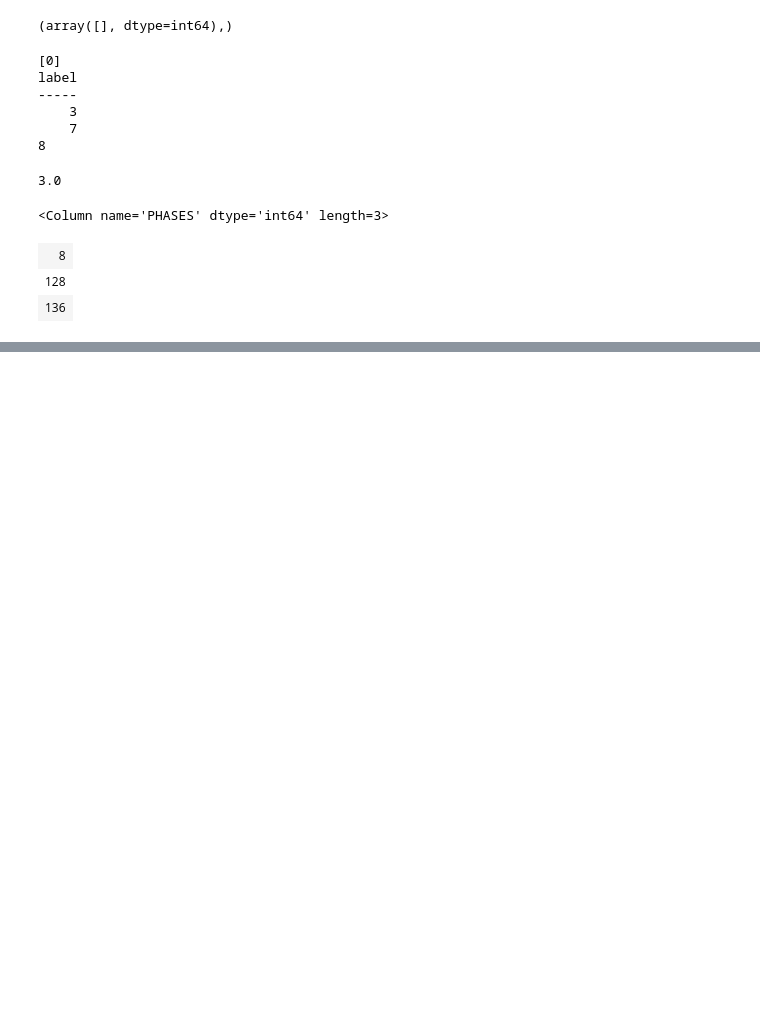
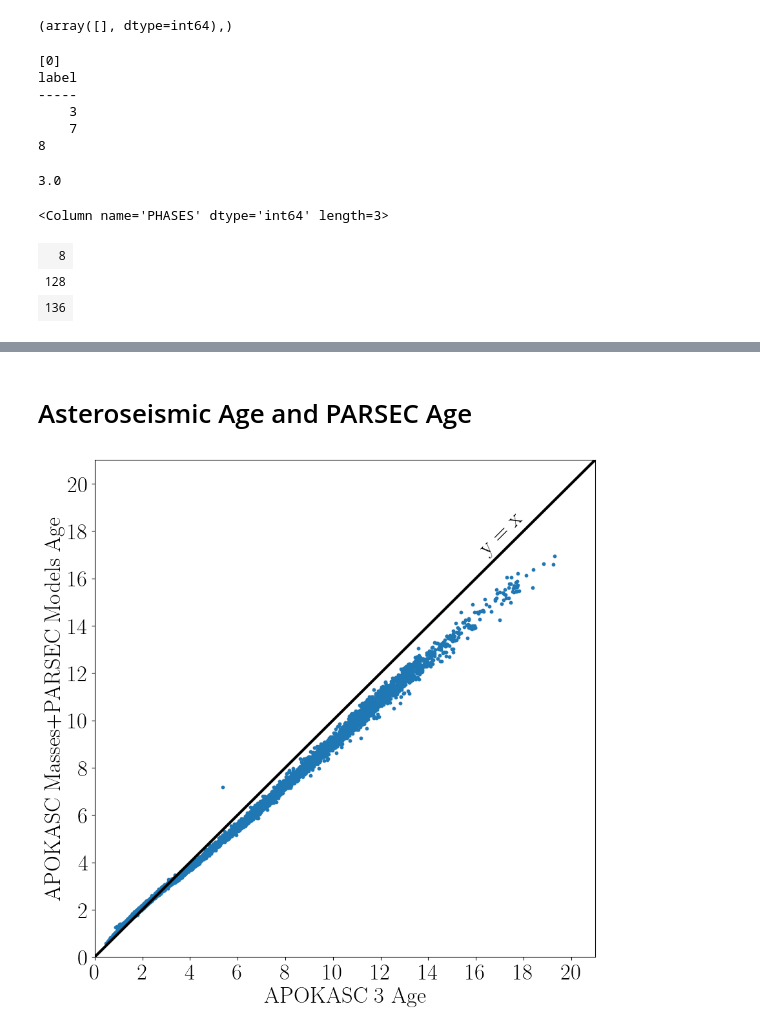
Before and after one commit to JoshuaPovick/Age_Fitting, a Jupyter notebook: notebooks/A_codE_to_calculaTe_stellAr_ageS-APOKASC.ipynb, the cells around one changed output, grey strips where cells are left out. Cells and saved outputs as stored; diff of their text form; code cells hidden in the pictures; blank space fills up the shorter version.

```diff
--- a/notebooks/A_codE_to_calculaTe_stellAr_ageS-APOKASC.ipynb
+++ b/notebooks/A_codE_to_calculaTe_stellAr_ageS-APOKASC.ipynb
@@ -1858,0 +1934,24 @@ plt.show()
+# %% [markdown]
+# Asteroseismic Age and PARSEC Age
+# %%
+plt.figure(figsize=[10,10])
+plt.scatter(agetab['A3P_AGE_JT'],agetab['PARSEC_AGE'],s=10)
+plt.plot([0,21],[0,21],c='k',lw=3.0)
+plt.xlim(0,21)
+plt.ylim(0,21)
+
+plt.xticks(np.arange(0,21)[::2],np.arange(0,21)[::2].astype('str'))
+plt.yticks(np.arange(0,21)[::2],np.arange(0,21)[::2].astype('str'))
+
+xshift = 10
+yshift = 10
+plt.text(6+xshift,7+yshift,'y = x',rotation=45)
+
+plt.xlabel(r'APOKASC 3 Age')
+plt.ylabel(r'APOKASC Masses+PARSEC Models Age')
+
+plt.savefig('kasc_orig_parsec_age2age.png',bbox_inches='tight')
+
+plt.show()
+# %% [output]
+[figure, added]
```
Also changed, not shown: parts of 23 cells of this notebook, 9 other files.
